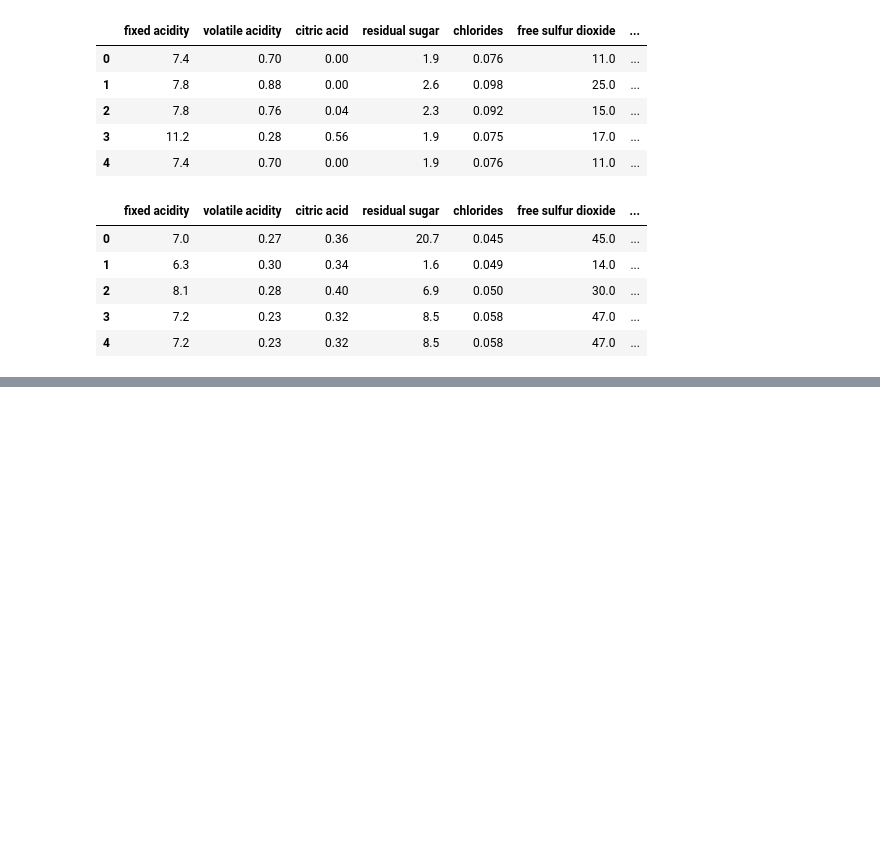
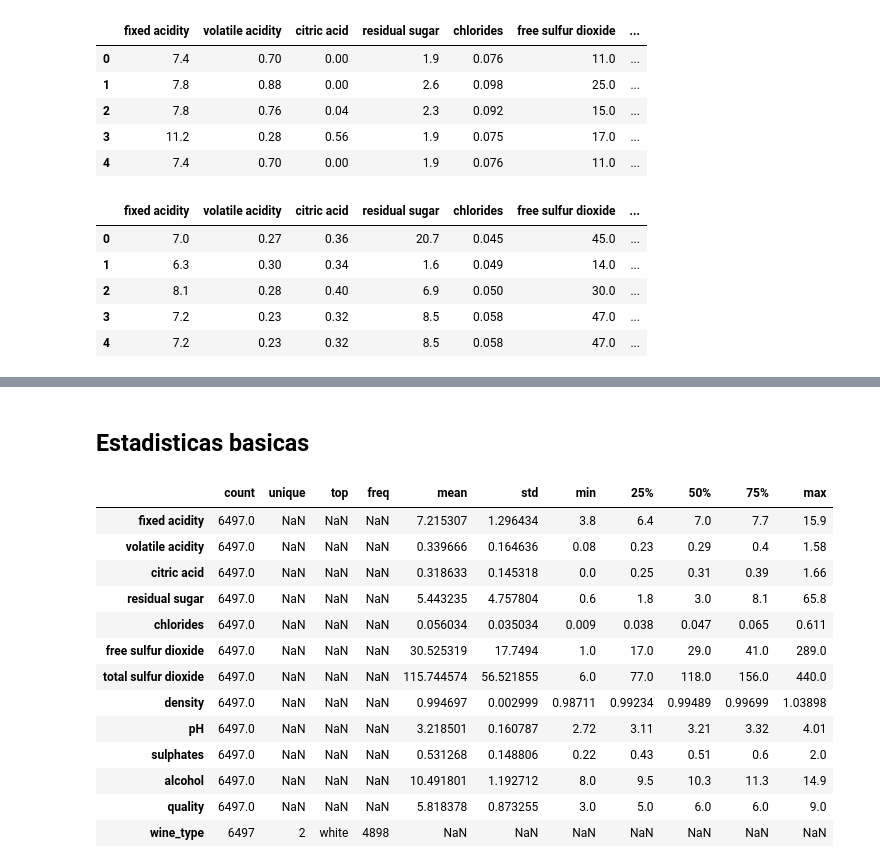
Before and after one commit to MauOrtizC/Proyecto-D-Sistema-de-Prediccion-de-Calidad-de-Vino, a Jupyter notebook: notebooks/01_EDA.ipynb, the cells around one changed output, grey strips where cells are left out. Drawn from its saved outputs; the diff is of its cells as text; code cells hidden in the pictures; blank space fills up the shorter version.

```diff
--- a/notebooks/01_EDA.ipynb
+++ b/notebooks/01_EDA.ipynb
@@ -47,0 +95,19 @@ Dimensión del dataset blanco: (4898, 12)
+# %% [markdown]
+## Estadisticas basicas
+# %%
+display(wine_data.describe(include="all").T)
+# %% [output]
+|  | count | unique | top | freq | mean | std | min | 25% | 50% | 75% | max |
+| fixed acidity | 6497.0 | NaN | NaN | NaN | 7.215307 | 1.296434 | 3.8 | 6.4 | 7.0 | 7.7 | 15.9 |
+| volatile acidity | 6497.0 | NaN | NaN | NaN | 0.339666 | 0.164636 | 0.08 | 0.23 | 0.29 | 0.4 | 1.58 |
+| citric acid | 6497.0 | NaN | NaN | NaN | 0.318633 | 0.145318 | 0.0 | 0.25 | 0.31 | 0.39 | 1.66 |
+| residual sugar | 6497.0 | NaN | NaN | NaN | 5.443235 | 4.757804 | 0.6 | 1.8 | 3.0 | 8.1 | 65.8 |
+| chlorides | 6497.0 | NaN | NaN | NaN | 0.056034 | 0.035034 | 0.009 | 0.038 | 0.047 | 0.065 | 0.611 |
+| free sulfur dioxide | 6497.0 | NaN | NaN | NaN | 30.525319 | 17.7494 | 1.0 | 17.0 | 29.0 | 41.0 | 289.0 |
+| total sulfur dioxide | 6497.0 | NaN | NaN | NaN | 115.744574 | 56.521855 | 6.0 | 77.0 | 118.0 | 156.0 | 440.0 |
+| density | 6497.0 | NaN | NaN | NaN | 0.994697 | 0.002999 | 0.98711 | 0.99234 | 0.99489 | 0.99699 | 1.03898 |
+| pH | 6497.0 | NaN | NaN | NaN | 3.218501 | 0.160787 | 2.72 | 3.11 | 3.21 | 3.32 | 4.01 |
+| sulphates | 6497.0 | NaN | NaN | NaN | 0.531268 | 0.148806 | 0.22 | 0.43 | 0.51 | 0.6 | 2.0 |
+| alcohol | 6497.0 | NaN | NaN | NaN | 10.491801 | 1.192712 | 8.0 | 9.5 | 10.3 | 11.3 | 14.9 |
+| quality | 6497.0 | NaN | NaN | NaN | 5.818378 | 0.873255 | 3.0 | 5.0 | 6.0 | 6.0 | 9.0 |
+| wine_type | 6497 | 2 | white | 4898 | NaN | NaN | NaN | NaN | NaN | NaN | NaN |
```
Also changed, not shown: parts of 12 cells of this notebook, 3 other files.
